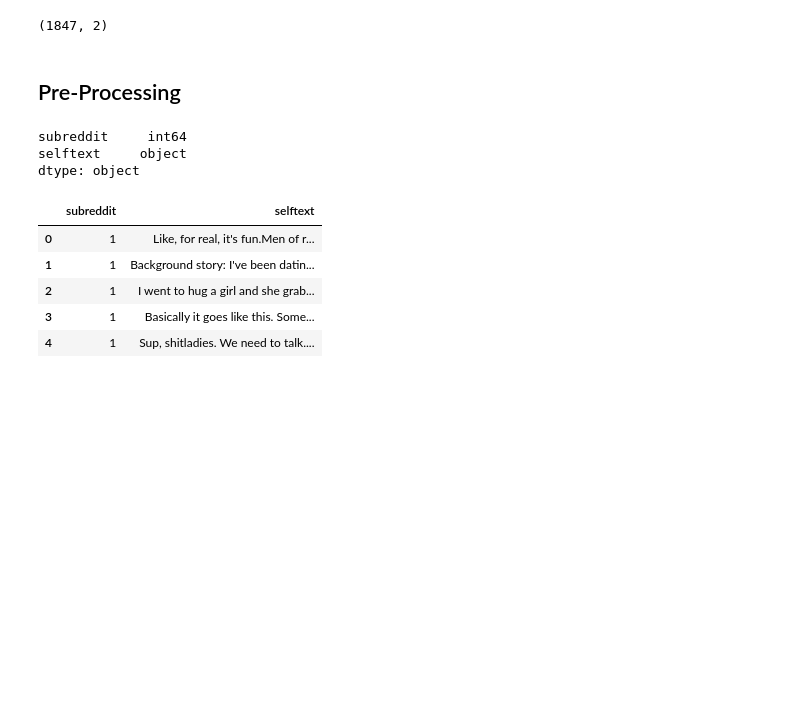
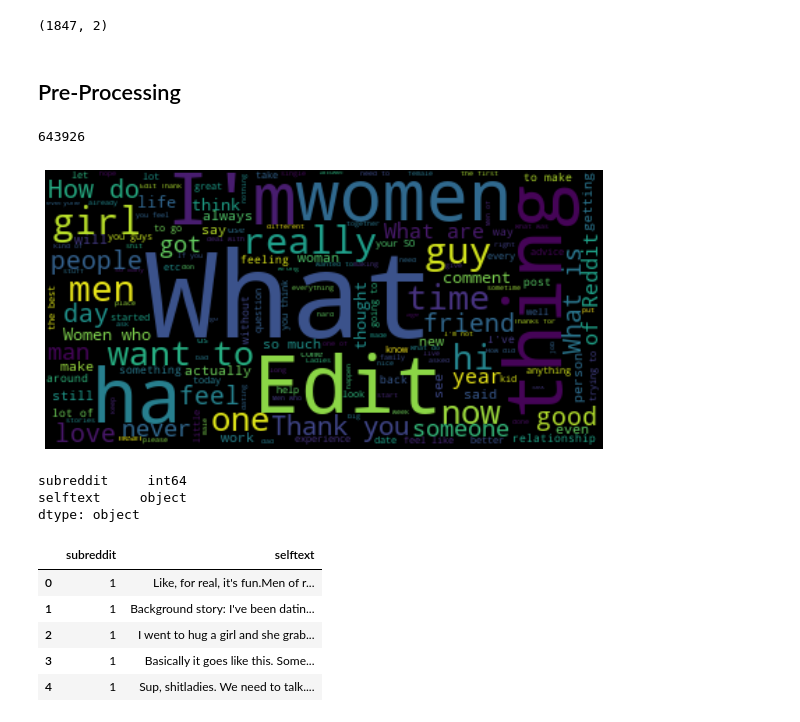
Before and after one commit to gabriel-jj/dsiprojects, a Jupyter notebook: project_3/Project 3.ipynb, the cells around one changed output. Saved outputs shown, nothing was run; the diff lists cells and outputs as text; code cells hidden in the pictures; blank space fills up the shorter version.

```diff
--- a/project_3/Project 3.ipynb
+++ b/project_3/Project 3.ipynb
@@ -230,6 +232,24 @@ df.shape
 (1847, 2)
 # %% [markdown]
 ## Pre-Processing
+# %%
+# Wordcloud text set up
+
+text =  " ".join(word for word in df.selftext)
+print(len(text))
+# %% [output]
+643926
+# %%
+# Generate a word cloud image
+wordcloud = WordCloud(background_color="black").generate(text)
+
+#Display the generated image
+plt.figure(figsize=(10,10))
+plt.imshow(wordcloud, interpolation='bilinear')
+plt.axis("off")
+plt.show()
+# %% [output]
+[figure, added]
 # %%
 '''
 Convert AskMen & AskWomen into binary labels:
```
Also changed, not shown: parts of 1 cell of this notebook.
